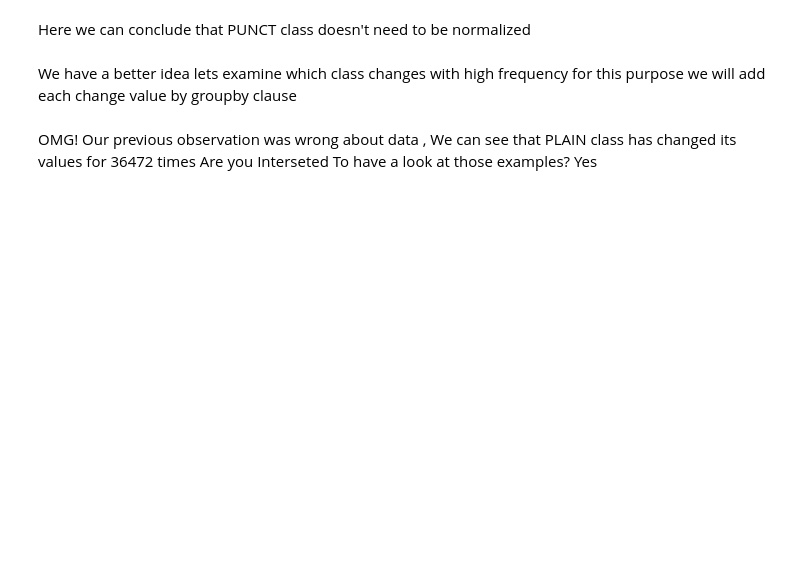
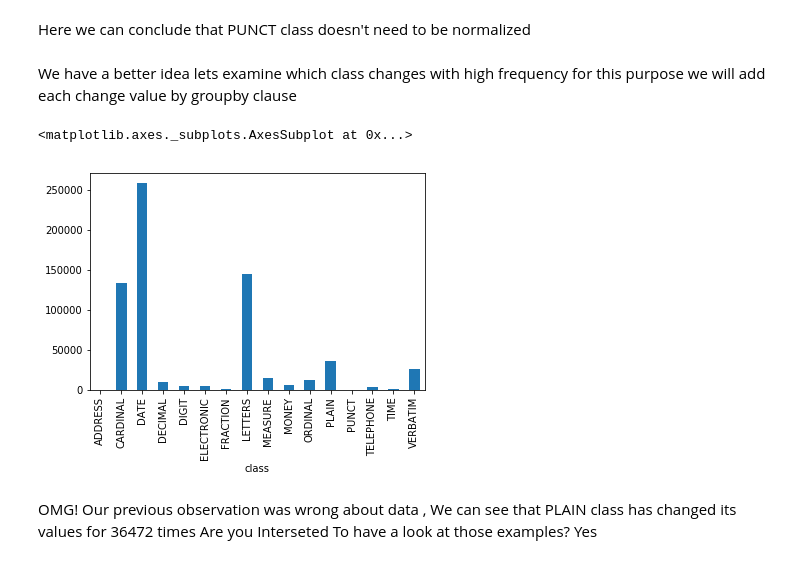
Before and after one commit to SibtainRazaJamali/Text-Normalization, a Jupyter notebook: Project.ipynb, the cells around one changed output. Saved outputs shown, nothing was run; the diff lists cells and outputs as text; code cells hidden in the pictures; blank space fills up the shorter version.

```diff
--- a/Project.ipynb
+++ b/Project.ipynb
@@ -258,6 +196,10 @@ We have a better idea lets examine which class changes with high frequency for t
 change_per_class=training_set['change'].groupby(training_set['class'])
 # %%
 frequency_of_change=change_per_class.sum()
+frequency_of_change.plot(kind='bar')
+# %% [output]
+<matplotlib.axes._subplots.AxesSubplot at 0x...>
+[figure, added]
 # %% [markdown]
 OMG! Our previous observation was wrong about data , We can see that PLAIN class has changed its values for 36472 times
 Are you Interseted To have a look at those examples? Yes
```
Also changed, not shown: parts of 89 cells of this notebook, 8 other files.
